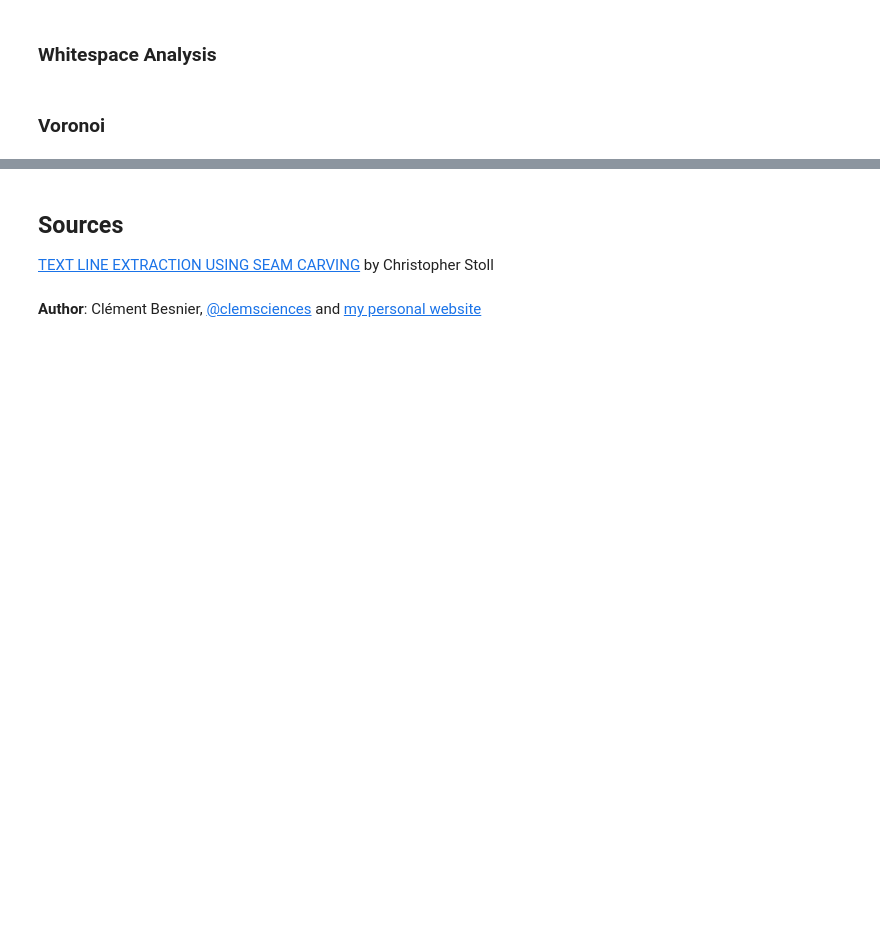
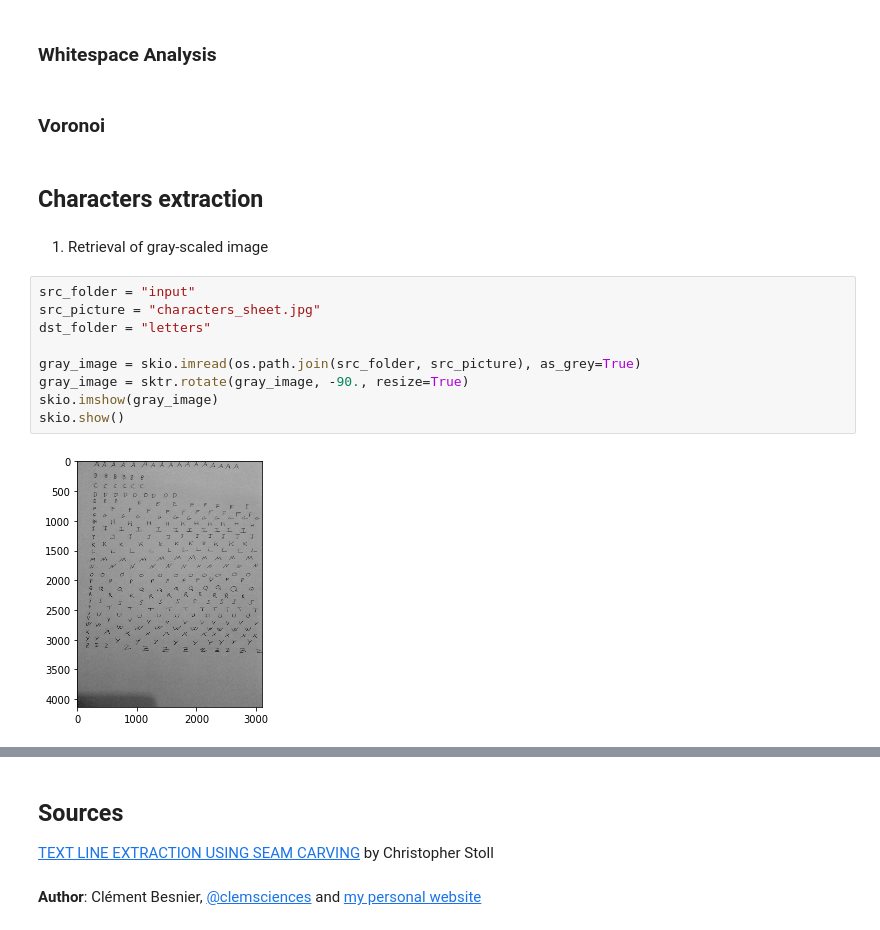
Before and after one commit to clemsciences/ohcr, a Jupyter notebook: tutorial.ipynb, the cells around one changed output, grey strips where cells are left out. Drawn from its saved outputs; the diff is of its cells as text; blank space fills up the shorter version.

```diff
--- a/tutorial.ipynb
+++ b/tutorial.ipynb
@@ -168,3 +168,18 @@ skio.show()
 ### Whitespace Analysis
 # %% [markdown]
 ### Voronoi
+# %% [markdown]
+## Characters extraction
+# %% [markdown]
+1) Retrieval of gray-scaled image
+# %%
+src_folder = "input"
+src_picture = "characters_sheet.jpg"
+dst_folder = "letters"
+
+gray_image = skio.imread(os.path.join(src_folder, src_picture), as_grey=True)
+gray_image = sktr.rotate(gray_image, -90., resize=True)
+skio.imshow(gray_image)
+skio.show()
+# %% [output]
+[figure, added]
```
Also changed, not shown: parts of 9 cells of this notebook.
